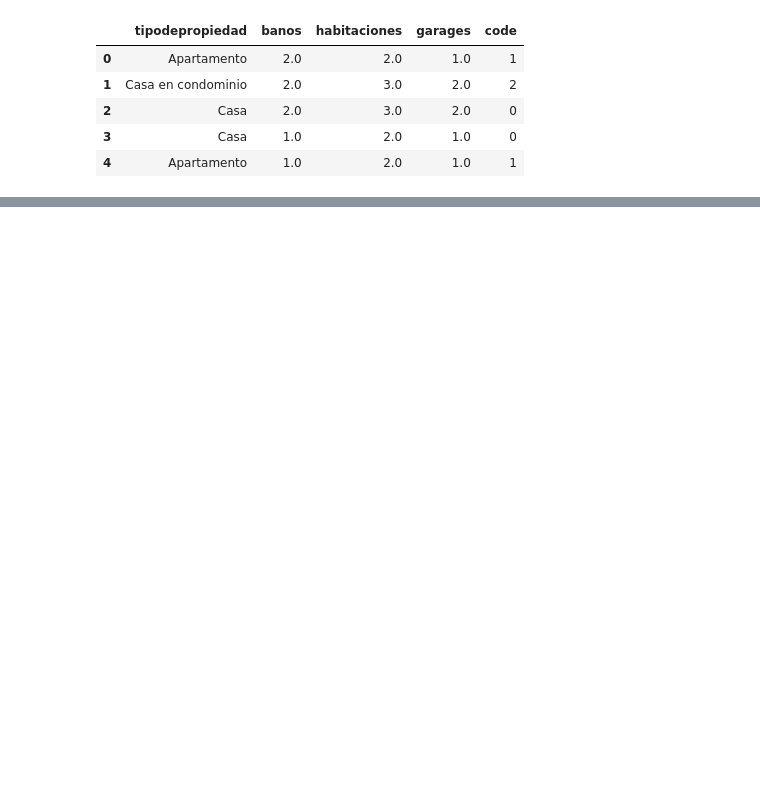
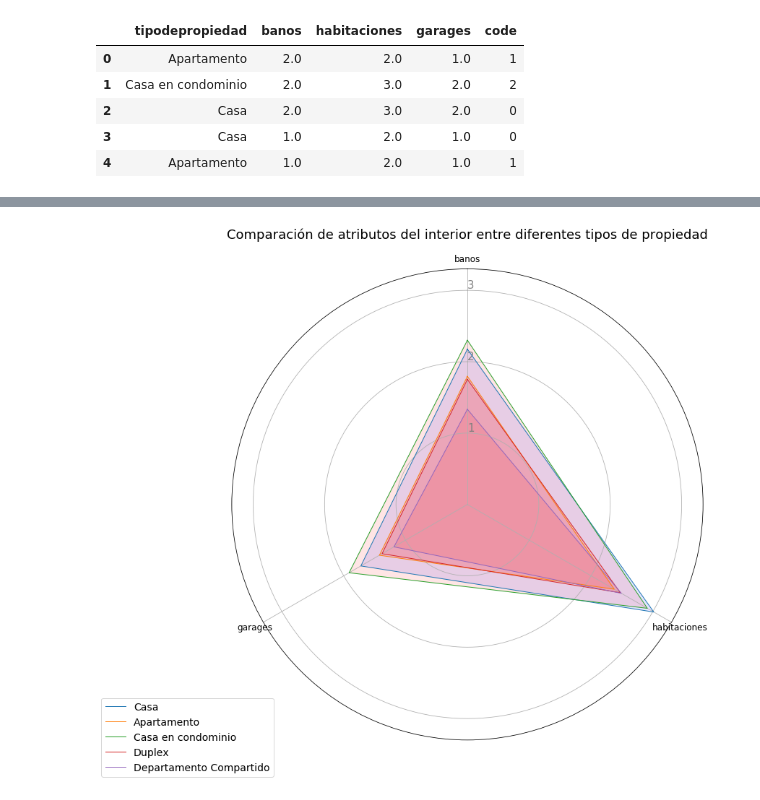
Before and after one commit to rozanecm/7506_2c2019_tp1, a Jupyter notebook: notebooks/Analisis by FC.ipynb, the cells around one changed output, grey strips where cells are left out. Drawn from its saved outputs; the diff is of its cells as text; code cells hidden in the pictures; blank space fills up the shorter version.

Commit message:
Radar charts

```diff
--- a/notebooks/Analisis by FC.ipynb
+++ b/notebooks/Analisis by FC.ipynb
@@ -578,0 +651,7 @@ Consider using IPython.display.IFrame instead
+# %%
+df = df.loc[(df['tipodepropiedad'] == "Casa") | (df['tipodepropiedad'] == "Apartamento") | (df['tipodepropiedad'] == "Casa en condominio") \
+           | (df['tipodepropiedad'] == "Departamento Compartido") | (df['tipodepropiedad'] == "Duplex")].copy()
+# %%
+from pandas.api.types import CategoricalDtype
+status_type = CategoricalDtype(categories=['Casa','Apartamento','Casa en condominio','Departamento Compartido','Duplex'], ordered=True)
+df['tipodepropiedad'] = df['tipodepropiedad'].astype(status_type)
@@ -578,0 +664,2 @@ Consider using IPython.display.IFrame instead
+# %%
+df = df.dropna()
@@ -578,0 +684,2 @@ Consider using IPython.display.IFrame instead
+# %%
+df = df.groupby('tipodepropiedad').agg(np.mean).reset_index()
@@ -578,0 +695,71 @@ Consider using IPython.display.IFrame instead
+# %%
+from math import pi
+
+# ------- PART 1: Create background
+# number of variable
+categories=list(df)[1:]
+N = len(categories)
+
+# What will be the angle of each axis in the plot? (we divide the plot / number of variable)
+angles = [n / float(N) * 2 * pi for n in range(N)]
+angles += angles[:1]
+
+# Initialise the spider plot
+fig = plt.figure()
+fig.set_size_inches(18, 12)
+ax = fig.add_subplot(111, polar=True)
+ax.set_title('Comparación de atributos del interior entre diferentes tipos de propiedad',pad =10,fontsize=18)
+
+# If you want the first axis to be on top:
+ax.set_theta_offset(pi / 2)
+ax.set_theta_direction(-1)
+
+# Draw one axe per variable + add labels labels yet
+plt.xticks(angles[:-1], categories,fontsize=12)
+
+# Draw ylabels
+ax.set_rlabel_position(0)
+plt.yticks([1,2,3], ["1","2","3"], color="grey", size=15)
+plt.ylim(0,3.3)
+
+
+# ------- PART 2: Add plots
+# Plot each individual = each line of the data
+# I don't do a loop, because plotting more than 3 groups makes the chart unreadable
+
+# Ind1
+values=df.loc[0].drop('tipodepropiedad').values.flatten().tolist()
+values += values[:1]
+ax.plot(angles, values, linewidth=1, linestyle='solid', label="Casa")
+ax.fill(angles, values, 'b', alpha=0.1)
+
+# Ind2
+values=df.loc[1].drop('tipodepropiedad').values.flatten().tolist()
+values += values[:1]
+ax.plot(angles, values, linewidth=1, linestyle='solid', label="Apartamento")
+ax.fill(angles, values, 'r', alpha=0.1)
+
+# Ind3
+values=df.loc[2].drop('tipodepropiedad').values.flatten().tolist()
+values += values[:1]
+ax.plot(angles, values, linewidth=1, linestyle='solid', label="Casa en condominio")
+ax.fill(angles, values, 'r', alpha=0.1)
+
+# Ind4
+values=df.loc[3].drop('tipodepropiedad').values.flatten().tolist()
+values += values[:1]
+ax.plot(angles, values, linewidth=1, linestyle='solid', label="Duplex")
+ax.fill(angles, values, 'r', alpha=0.1)
+
+# Ind5
+values=df.loc[4].drop('tipodepropiedad').values.flatten().tolist()
+values += values[:1]
+ax.plot(angles, values, linewidth=1, linestyle='solid', label="Departamento Compartido")
+ax.fill(angles, values, 'r', alpha=0.1)
+
+# Add legend
+plt.legend(loc='best', bbox_to_anchor=(0.1, 0.1),fontsize=14)
+plt.savefig('img/atributos_int_tipos_prop.png',bbox_inches = 'tight')
+plt.show()
+# %% [output]
+[figure, added]
```
Also changed, not shown: parts of 44 cells of this notebook, 12 other files.
